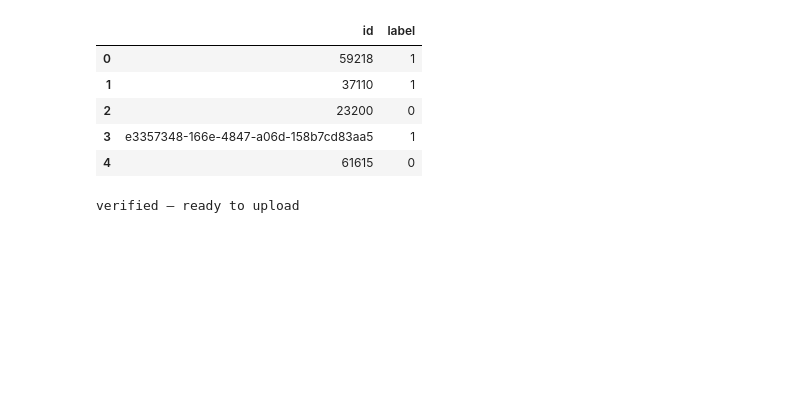
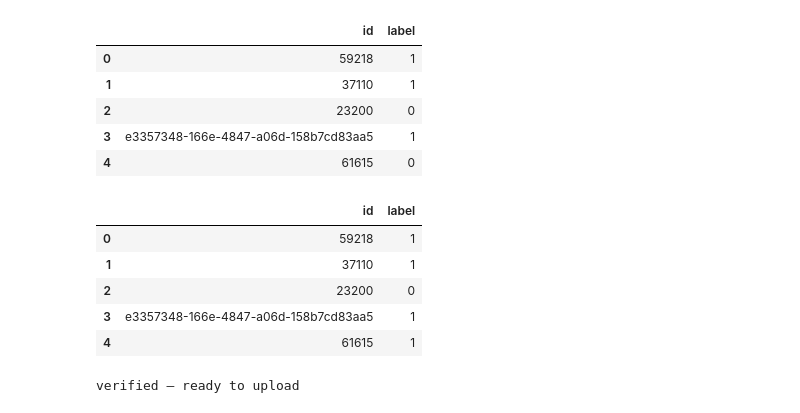
Before and after one commit to lav-22/TheHomiesML, a Jupyter notebook: notebooks/sgd_nb_from_scratch.ipynb, the cells around one changed output. Cells and saved outputs as stored; diff of their text form; code cells hidden in the pictures; blank space fills up the shorter version.

Commit message:
used character-level TF-IDF instead of word-level

```diff
--- a/notebooks/sgd_nb_from_scratch.ipynb
+++ b/notebooks/sgd_nb_from_scratch.ipynb
@@ -440,14 +464,21 @@ BEST_CLASS_WEIGHT = class_weight_results_df.iloc[0]["class_weight"]
 BEST_CLASS_WEIGHT = None if BEST_CLASS_WEIGHT == "None" else BEST_CLASS_WEIGHT
 
 final_tfidf_sgd = TfidfVectorizer()
-X_full_sgd = final_tfidf_sgd.fit_transform(train_df["text"])
+X_full_word = final_tfidf_sgd.fit_transform(train_df["text"])
+
+final_char_tfidf = TfidfVectorizer(
+    analyzer="char_wb",
+    ngram_range=(3, 5),
+    min_df=5,
+    max_features=3000,
+)
+X_full_char = final_char_tfidf.fit_transform(train_df["text"])
 y_full = train_df[LABEL_COLUMN].to_numpy()
 
-final_w, final_b, _, _ = sgd_fit(
-    X_full_sgd, y_full,
-    loss=BEST_LOSS, penalty=BEST_PENALTY, alpha=BEST_ALPHA, class_weight=BEST_CLASS_WEIGHT,
-    lr=0.5, epochs=150
-)
+X_full_sgd = hstack([X_full_word, X_full_char]).tocsr()
+print("final combined shape:", X_full_sgd.shape)
 
-X_test_sgd = final_tfidf_sgd.transform(test_df["text"])
-sgd_test_preds = sgd_predict(X_test_sgd, final_w, final_b)
+X_test_word = final_tfidf_sgd.transform(test_df["text"])
+X_test_char = final_char_tfidf.transform(test_df["text"])
+X_test_sgd = hstack([X_test_word, X_test_char]).tocsr()
+print("test combined shape:", X_test_sgd.shape)
@@ -470,6 +512,25 @@ display(sgd_submission_df.head())
 | 2 | 23200 | 0 |
 | 3 | e3357348-166e-4847-a06d-158b7cd83aa5 | 1 |
 | 4 | 61615 | 0 |
+# %%
+# save data (updated)
+sgd_submission_path = SUBMISSIONS_DIR / "SGD_Prediction_char-lvl_Tf-IDF.csv"
+sgd_submission_df = create_submission(
+    test_ids=test_df[ID_COLUMN],
+    predictions=sgd_test_preds,
+    output_path=sgd_submission_path,
+    id_column=ID_COLUMN,
+    label_column=LABEL_COLUMN,
+)
+
+display(sgd_submission_df.head())
+# %% [output]
+|  | id | label |
+| 0 | 59218 | 1 |
+| 1 | 37110 | 1 |
+| 2 | 23200 | 0 |
+| 3 | e3357348-166e-4847-a06d-158b7cd83aa5 | 1 |
+| 4 | 61615 | 1 |
 # %%
 saved = pd.read_csv(sgd_submission_path, dtype={ID_COLUMN: "string"})
 expected_ids = test_df[ID_COLUMN].astype("string").reset_index(drop=True)
```
Also changed, not shown: parts of 9 cells of this notebook, 1 other file.
